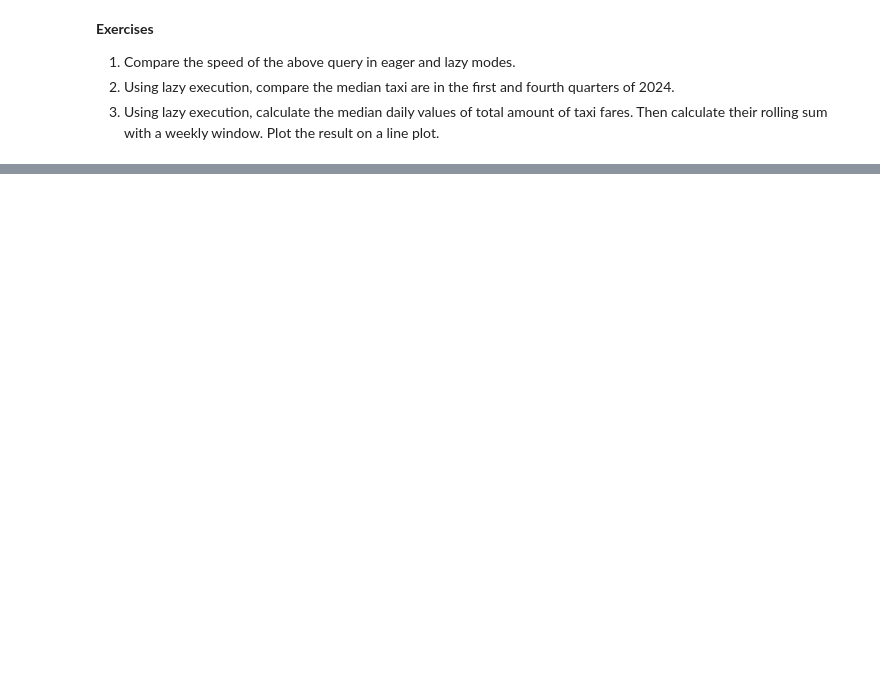
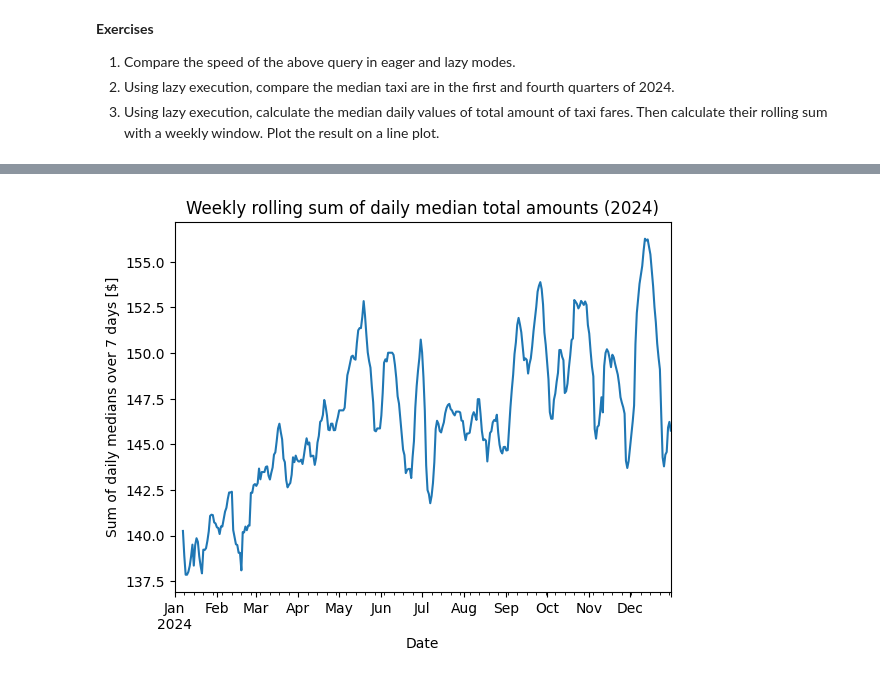
Before and after one commit to pkaramon/ML_OPS, a Jupyter notebook: lab03/notebook_polars.ipynb, the cells around one changed output, grey strips where cells are left out. Cells and saved outputs as stored; diff of their text form; code cells hidden in the pictures; blank space fills up the shorter version.

```diff
--- a/lab03/notebook_polars.ipynb
+++ b/lab03/notebook_polars.ipynb
@@ -382,0 +1131,22 @@ Let's see an example of a lazy query that also heavily filters the data. This wi
+# %%
+# 3. Using lazy execution, calculate the median daily values of total amount of taxi fares. Then calculate their rolling sum with a weekly window. Plot the result on a line plot.
+(
+    df_2024.filter(pl.col("tpep_pickup_datetime").dt.year() == 2024)
+    .group_by(pl.col("tpep_pickup_datetime").dt.date().alias("date"))
+    .agg(pl.col("total_amount").median().alias("median_total_amount"))
+    .sort("date")
+    .with_columns(weekly_rolling_sum=pl.col("median_total_amount").rolling_sum(7))
+    .collect()
+    .to_pandas()
+    .plot.line(
+        x="date",
+        y="weekly_rolling_sum",
+        legend=False,
+        title="Weekly rolling sum of daily median total amounts (2024)",
+        xlabel="Date",
+        ylabel="Sum of daily medians over 7 days [$]",
+    )
+)
+plt.show()
+# %% [output]
+[figure, added]
```
Also changed, not shown: parts of 61 cells of this notebook.
